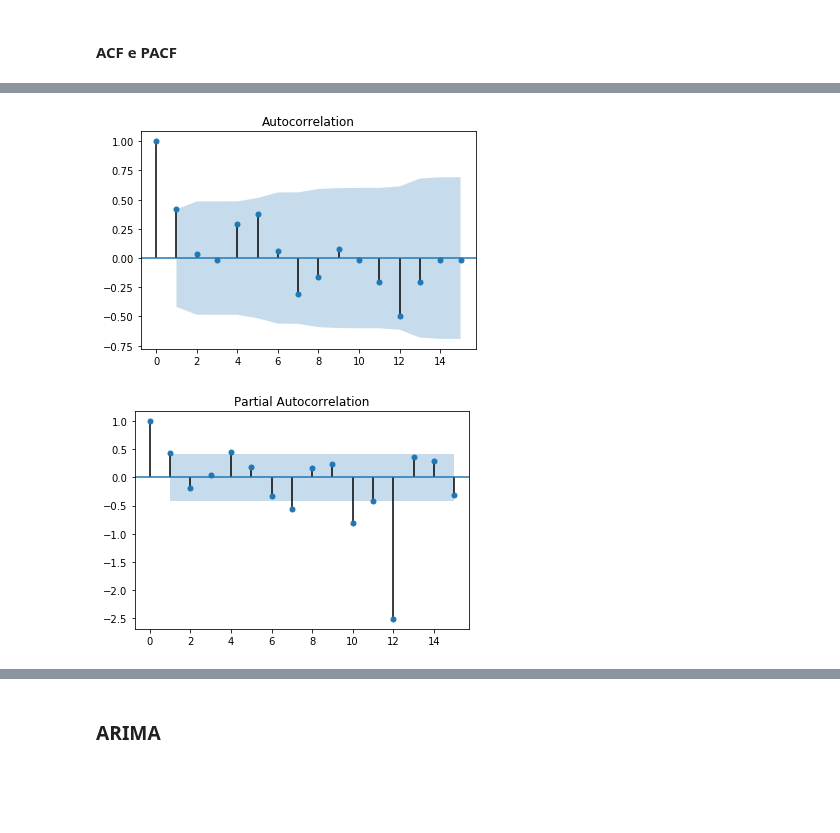
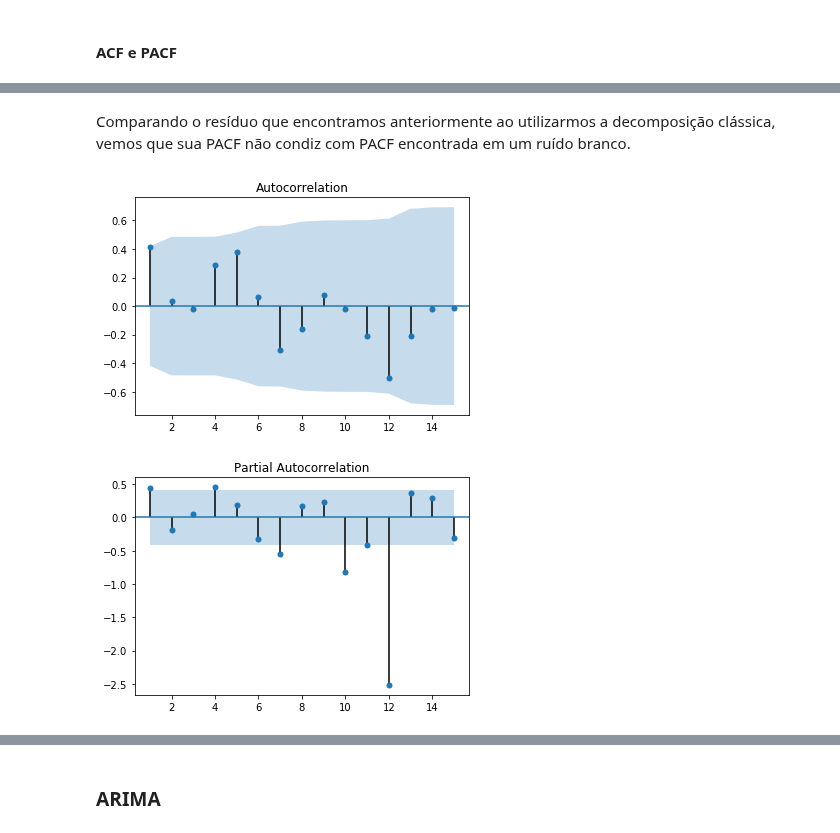
Before and after one commit to RGivisiez/Adv_ML, a Jupyter notebook: 4. ARIMA - SARIMA.ipynb, the cells around one changed output, grey strips where cells are left out. Drawn from its saved outputs; the diff is of its cells as text; code cells hidden in the pictures; blank space fills up the shorter version.

```diff
--- a/4. ARIMA - SARIMA.ipynb
+++ b/4. ARIMA - SARIMA.ipynb
@@ -723,7 +747,11 @@ plt.show()
+# %% [markdown]
+Comparando o resíduo que encontramos anteriormente ao utilizarmos a decomposição clássica, vemos que sua PACF não condiz com PACF encontrada em um ruído branco.
 # %%
-plot_acf(decomposed_results.resid.dropna(), lags=15)
-plot_pacf(decomposed_results.resid.dropna(), lags=15)
+aux = decomposed_results.resid.dropna()
+
+plot_acf(aux, lags=15, zero=False)
+plot_pacf(aux, lags=15, zero=False)
 plt.show()
 # %% [output]
-[figure, old version]
+[figure, new version]
-[figure, old version]
+[figure, new version]
```
Also changed, not shown: parts of 29 cells of this notebook.
